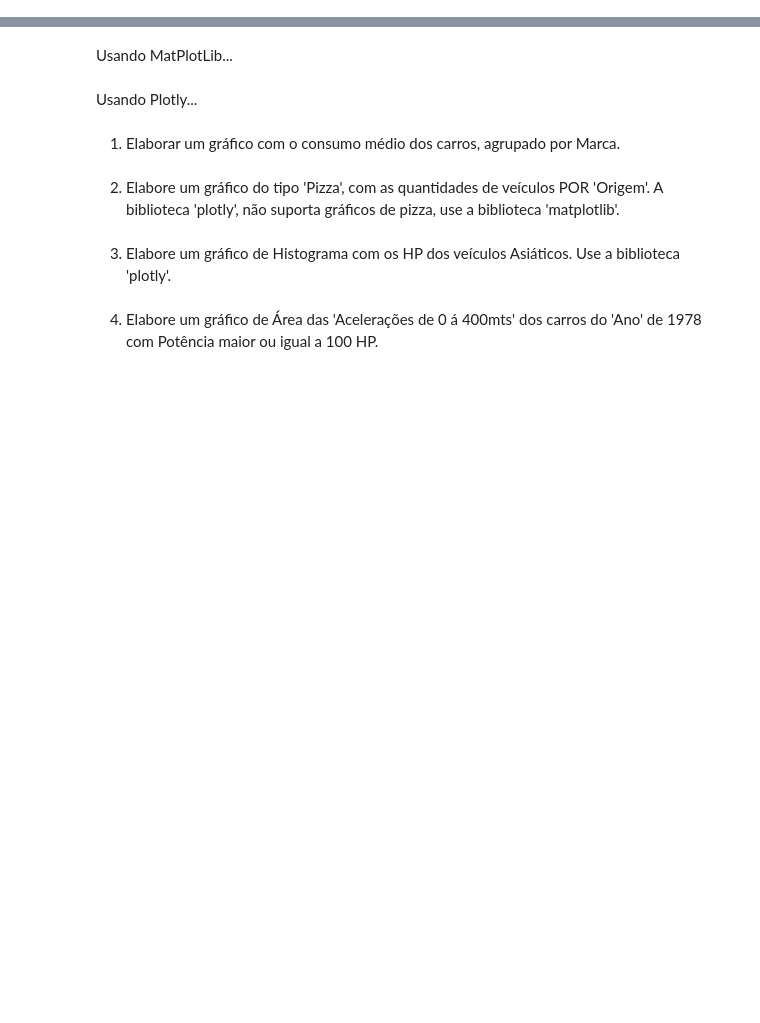
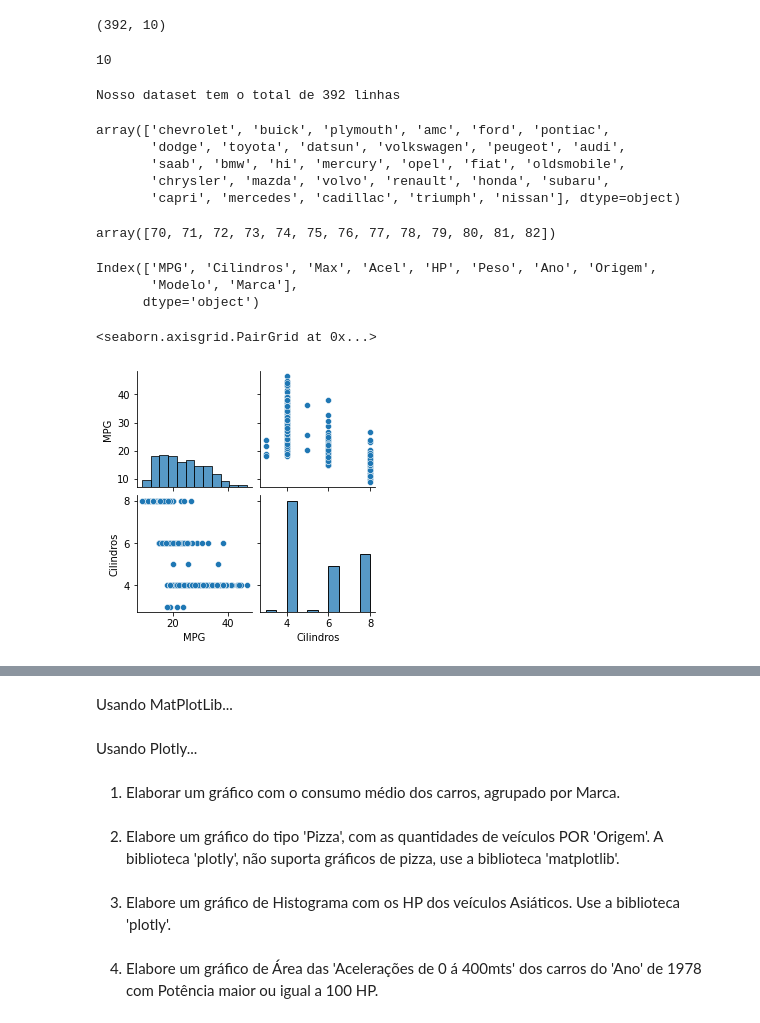
Before and after one commit to anamanuellar/Data_Science, a Jupyter notebook: Aula07PandasGraf.ipynb, the cells around one changed output, grey strips where cells are left out. Saved outputs shown, nothing was run; the diff lists cells and outputs as text; code cells hidden in the pictures; blank space fills up the shorter version.

```diff
--- a/Aula07PandasGraf.ipynb
+++ b/Aula07PandasGraf.ipynb
@@ -7,0 +45,4 @@ df
+# %%
+df['MPG'] = pd.to_numeric(df['MPG'], downcast='float')
+# %%
+df['Cilindros'] = pd.to_numeric(df['Cilindros'], downcast='unsigned')
@@ -7,0 +93,31 @@ df
+# %%
+#Shape retorna uma tupla com a quantidade de linhas e colunas
+df.shape
+# %% [output]
+(392, 10)
+# %%
+df.shape[1] #Colocando o índice, ele vai mostrar apenas a informação solicitada. 0 = linha, 1 = coluna
+# %% [output]
+10
+# %%
+print(f'Nosso dataset tem o total de {df.shape[0]} linhas') #Podemos usar o printpara deixar o código mais claro
+# %% [output]
+Nosso dataset tem o total de 392 linhas
+# %%
+df['Marca'].unique() #Descobrir os valores únicos de uma coluna
+# %% [output]
+array(['chevrolet', 'buick', 'plymouth', 'amc', 'ford', 'pontiac',
+       'dodge', 'toyota', 'datsun', 'volkswagen', 'peugeot', 'audi',
+       'saab', 'bmw', 'hi', 'mercury', 'opel', 'fiat', 'oldsmobile',
+       'chrysler', 'mazda', 'volvo', 'renault', 'honda', 'subaru',
+       'capri', 'mercedes', 'cadillac', 'triumph', 'nissan'], dtype=object)
+# %%
+df['Ano'].unique()
+# %% [output]
+array([70, 71, 72, 73, 74, 75, 76, 77, 78, 79, 80, 81, 82])
+# %%
+df.columns
+# %% [output]
+Index(['MPG', 'Cilindros', 'Max', 'Acel', 'HP', 'Peso', 'Ano', 'Origem',
+       'Modelo', 'Marca'],
+      dtype='object')
@@ -7,0 +126,6 @@ df
+# %%
+cols = ['MPG', 'Cilindros']
+sns.pairplot(df[cols], size=2.0)
+# %% [output]
+<seaborn.axisgrid.PairGrid at 0x...>
+[figure, added]
```
Also changed, not shown: parts of 17 cells of this notebook.
